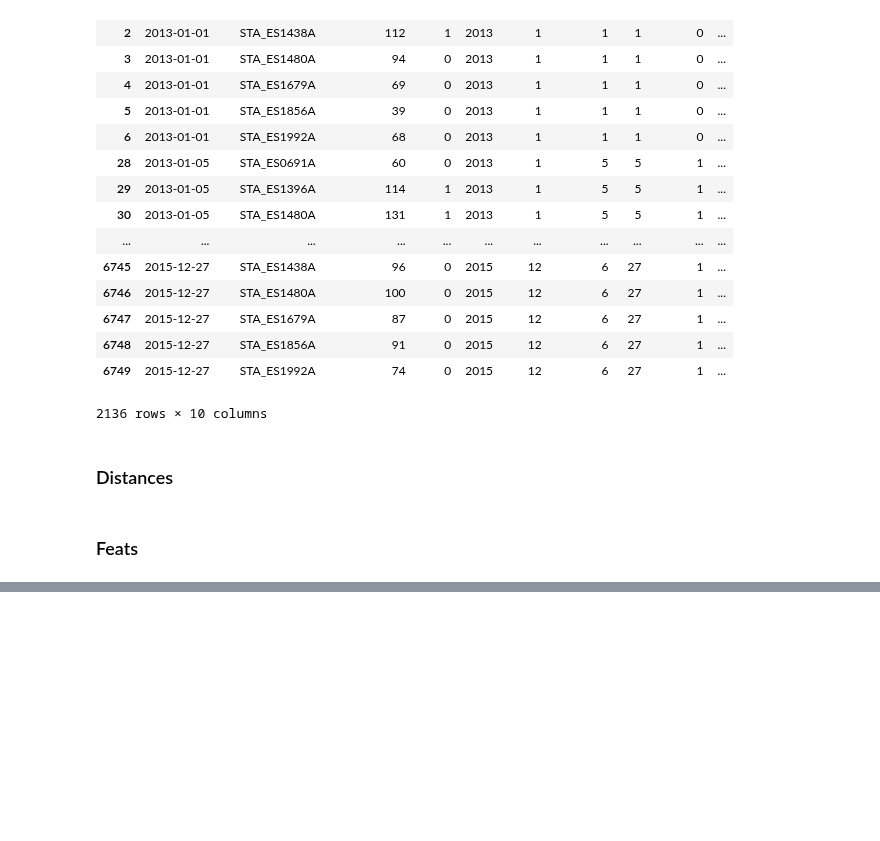
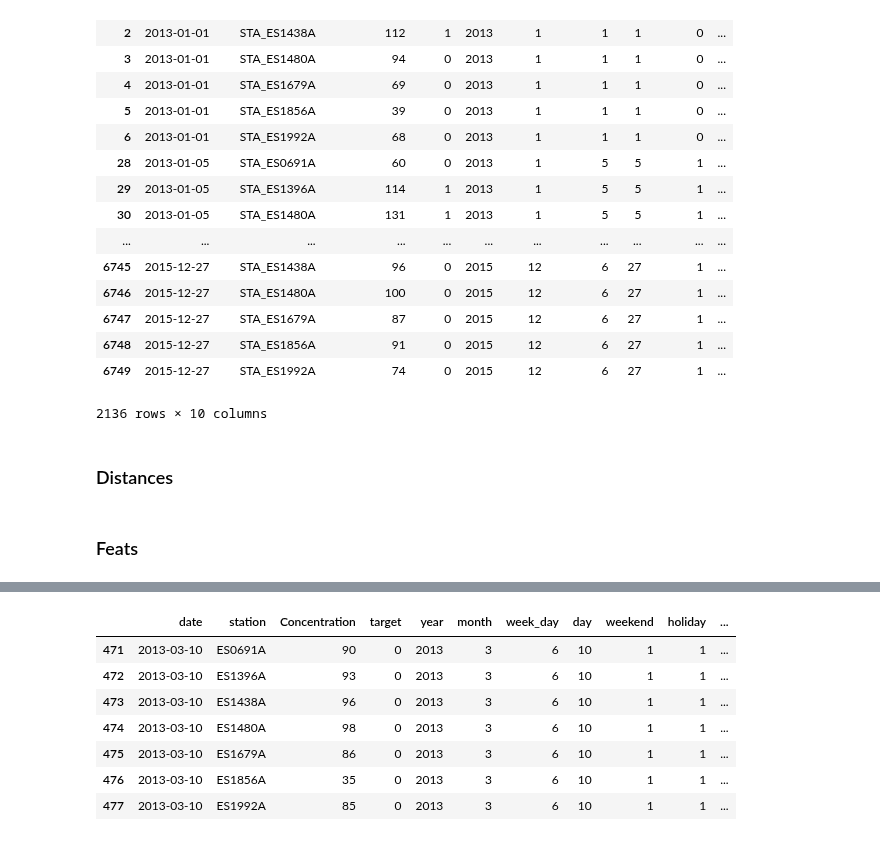
Before and after one commit to javiermas/BCNAirQualityDatathon, a Jupyter notebook: notebooks/Roger - V1.ipynb, the cells around one changed output, grey strips where cells are left out. Drawn from its saved outputs; the diff is of its cells as text; code cells hidden in the pictures; blank space fills up the shorter version.

```diff
--- a/notebooks/Roger - V1.ipynb
+++ b/notebooks/Roger - V1.ipynb
@@ -259,0 +300,21 @@ for st in stations['code']:
+# %%
+date = datetime.date(2013, 3, 10)
+window = 10
+data = daily_targets
+ops = ['mean', 'median', 'std', 'min', 'max']
+cond = (data['date'] > date - timedelta(days=window)) & (data['date'] <= date)
+group_op = data.loc[cond].groupby(by='station')['Concentration'].agg(ops)
+ops = ['sd' if (op =='std') else op for op in ops]
+cols = ['max_conc_obs_'+op+'_'+str(window) for op in ops]
+data.loc[data['date'] == date, cols] = group_op.values
+# %%
+data.loc[~data['max_conc_obs_max_10'].isnull()]
+# %% [output]
+|  | date | station | Concentration | target | year | month | week_day | day | weekend | holiday | ... |
+| 471 | 2013-03-10 | ES0691A | 90 | 0 | 2013 | 3 | 6 | 10 | 1 | 1 | ... |
+| 472 | 2013-03-10 | ES1396A | 93 | 0 | 2013 | 3 | 6 | 10 | 1 | 1 | ... |
+| 473 | 2013-03-10 | ES1438A | 96 | 0 | 2013 | 3 | 6 | 10 | 1 | 1 | ... |
+| 474 | 2013-03-10 | ES1480A | 98 | 0 | 2013 | 3 | 6 | 10 | 1 | 1 | ... |
+| 475 | 2013-03-10 | ES1679A | 86 | 0 | 2013 | 3 | 6 | 10 | 1 | 1 | ... |
+| 476 | 2013-03-10 | ES1856A | 35 | 0 | 2013 | 3 | 6 | 10 | 1 | 1 | ... |
+| 477 | 2013-03-10 | ES1992A | 85 | 0 | 2013 | 3 | 6 | 10 | 1 | 1 | ... |
```
Also changed, not shown: parts of 9 cells of this notebook.
